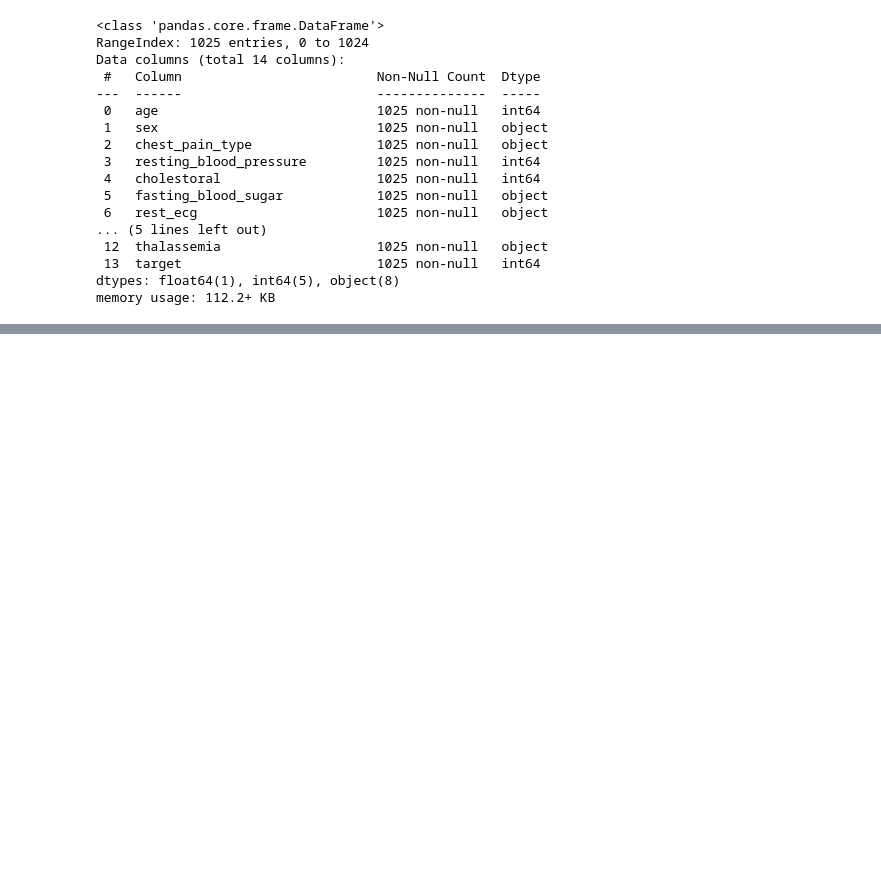
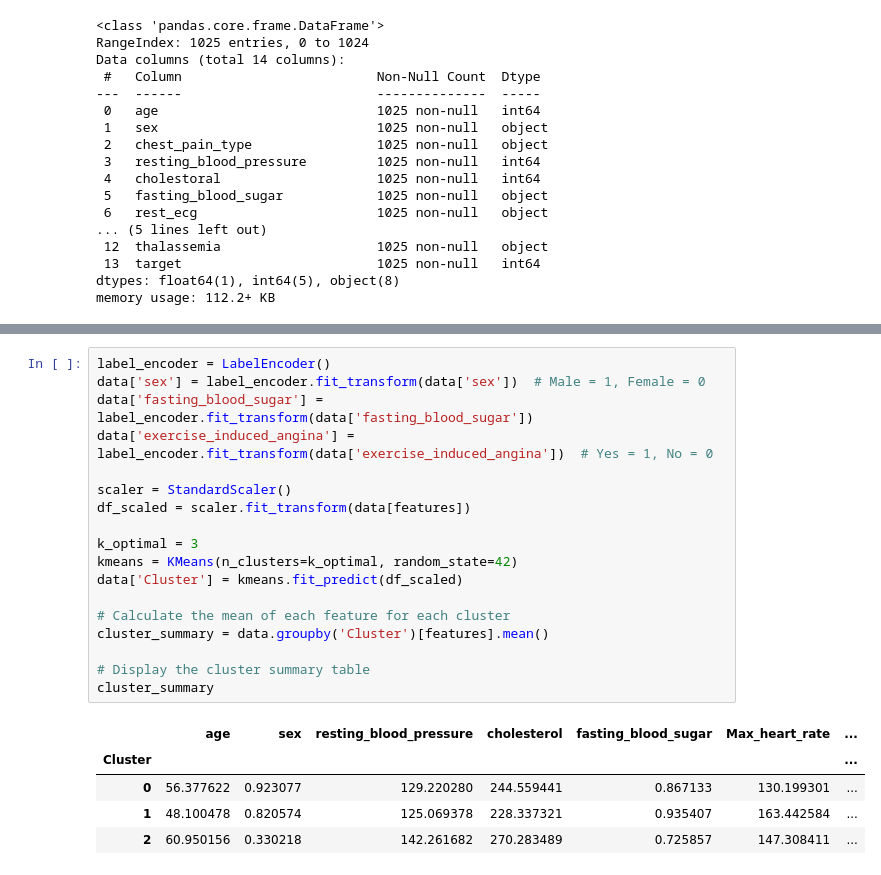
Before and after one commit to TuongvyKy/INST414_Module4, a Jupyter notebook: Module4.ipynb, the cells around one changed output, grey strips where cells are left out. Drawn from its saved outputs; the diff is of its cells as text; blank space fills up the shorter version.

```diff
--- a/Module4.ipynb
+++ b/Module4.ipynb
@@ -117,0 +100,24 @@ Cluster Summary:
+# %%
+label_encoder = LabelEncoder()
+data['sex'] = label_encoder.fit_transform(data['sex'])  # Male = 1, Female = 0
+data['fasting_blood_sugar'] = label_encoder.fit_transform(data['fasting_blood_sugar'])
+data['exercise_induced_angina'] = label_encoder.fit_transform(data['exercise_induced_angina'])  # Yes = 1, No = 0
+
+scaler = StandardScaler()
+df_scaled = scaler.fit_transform(data[features])
+
+k_optimal = 3
+kmeans = KMeans(n_clusters=k_optimal, random_state=42)
+data['Cluster'] = kmeans.fit_predict(df_scaled)
+
+# Calculate the mean of each feature for each cluster
+cluster_summary = data.groupby('Cluster')[features].mean()
+
+# Display the cluster summary table
+cluster_summary
+# %% [output]
+|  | age | sex | resting_blood_pressure | cholesterol | fasting_blood_sugar | Max_heart_rate | ... |
+| Cluster |  |  |  |  |  |  | ... |
+| 0 | 56.377622 | 0.923077 | 129.220280 | 244.559441 | 0.867133 | 130.199301 | ... |
+| 1 | 48.100478 | 0.820574 | 125.069378 | 228.337321 | 0.935407 | 163.442584 | ... |
+| 2 | 60.950156 | 0.330218 | 142.261682 | 270.283489 | 0.725857 | 147.308411 | ... |
```
Also changed, not shown: parts of 9 cells of this notebook.
